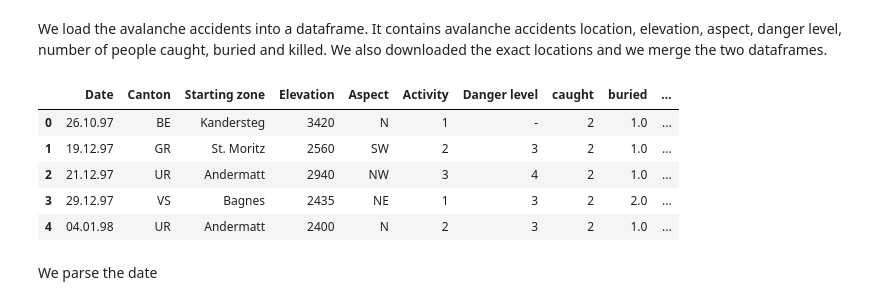
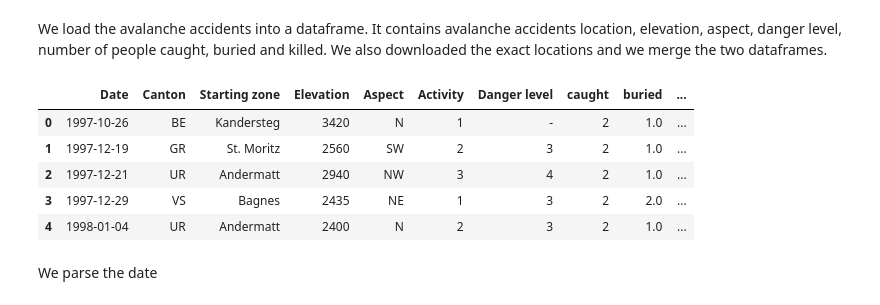
Before and after one commit to swiss-avalanches/swiss-avalanches.github.io, a Jupyter notebook: notebooks/accidents.ipynb, the cells around one changed output. Cells and saved outputs as stored; diff of their text form; code cells hidden in the pictures.

```diff
--- a/notebooks/accidents.ipynb
+++ b/notebooks/accidents.ipynb
@@ -14,15 +14,15 @@ import matplotlib.pyplot as plt
 %matplotlib inline
 # %%
 # Load avalanche accidents data
-df_accidents = pd.read_csv('../data/accidents/raw_accidents.csv')
+df_accidents = pd.read_excel('../data/accidents/raw_accidents.xlsx')
 df_accidents.head()
 # %% [output]
 |  | Date | Canton | Starting zone | Elevation | Aspect | Activity | Danger level | caught | buried | ... |
-| 0 | 26.10.97 | BE | Kandersteg | 3420 | N | 1 | - | 2 | 1.0 | ... |
-| 1 | 19.12.97 | GR | St. Moritz | 2560 | SW | 2 | 3 | 2 | 1.0 | ... |
-| 2 | 21.12.97 | UR | Andermatt | 2940 | NW | 3 | 4 | 2 | 1.0 | ... |
-| 3 | 29.12.97 | VS | Bagnes | 2435 | NE | 1 | 3 | 2 | 2.0 | ... |
-| 4 | 04.01.98 | UR | Andermatt | 2400 | N | 2 | 3 | 2 | 1.0 | ... |
+| 0 | 1997-10-26 | BE | Kandersteg | 3420 | N | 1 | - | 2 | 1.0 | ... |
+| 1 | 1997-12-19 | GR | St. Moritz | 2560 | SW | 2 | 3 | 2 | 1.0 | ... |
+| 2 | 1997-12-21 | UR | Andermatt | 2940 | NW | 3 | 4 | 2 | 1.0 | ... |
+| 3 | 1997-12-29 | VS | Bagnes | 2435 | NE | 1 | 3 | 2 | 2.0 | ... |
+| 4 | 1998-01-04 | UR | Andermatt | 2400 | N | 2 | 3 | 2 | 1.0 | ... |
 # %% [markdown]
 We parse the date
 # %%
```
Also changed, not shown: parts of 4 cells of this notebook, 8 other files.
